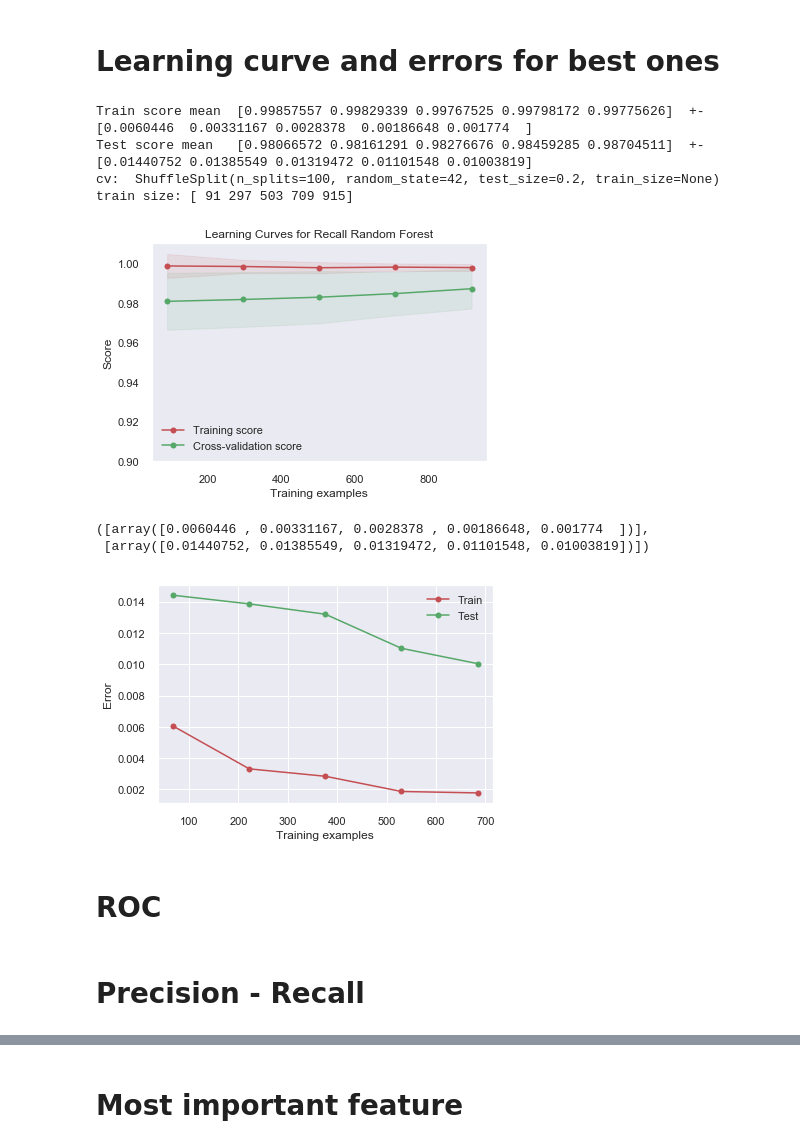
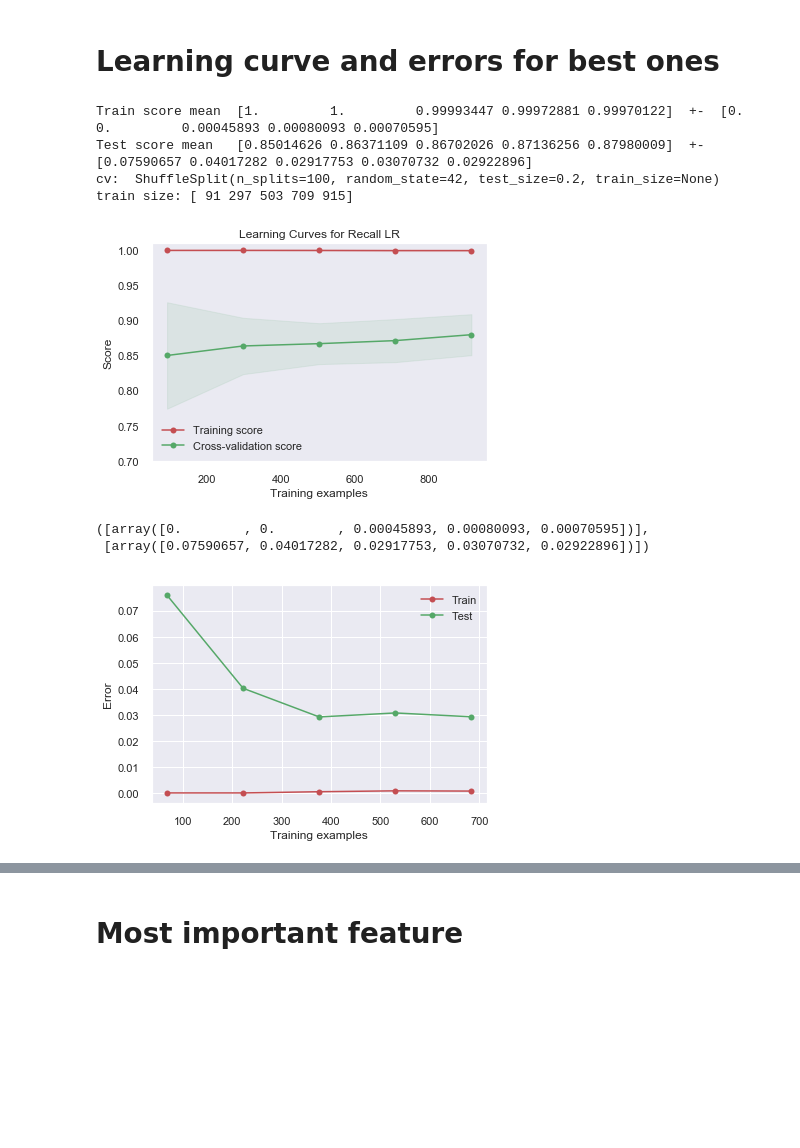
Before and after one commit to crisprin17/Insight_project, a Jupyter notebook: Insight_12_supervised_Spam_vs_positive_onlyText_last9.ipynb, the cells around one changed output, grey strips where cells are left out. Cells and saved outputs as stored; diff of their text form; code cells hidden in the pictures; blank space fills up the shorter version.

```diff
--- a/Insight_12_supervised_Spam_vs_positive_onlyText_last9.ipynb
+++ b/Insight_12_supervised_Spam_vs_positive_onlyText_last9.ipynb
@@ -416,16 +416,16 @@ def feat_clust_tsne(vector,df_lab):
 # 3. Prepare the data
 # %%
 # import the data for spam and non
-ads_nice = pd.read_pickle('Total_labelPositive_adsTEXT_+_counts_CLEAN_withcommom_feb11.pkl')
-spam_ads2 =pd.read_pickle('Total_labelSPAM_adsTEXT_+_counts_CLEAN_withcommom_feb11.pkl')
+ads_nice = pd.read_pickle('Total_labelPositive_adsTEXT_+_counts_CLEAN_withcommom_feb16.pkl')
+spam_ads2 =pd.read_pickle('Total_labelSPAM_adsTEXT_+_counts_CLEAN_withcommom_feb16.pkl')
 # %%
 # add a label
 ads_nice['Label'] = '1'
 spam_ads2['Label'] = '0'
 # %%
 # select only column you are interested in
-ads_nice = ads_nice[['ads_clean_freq','Label']]
-spam_ads2= spam_ads2[['ads_clean_freq','Label']]
+ads_nice = ads_nice[['Last_freq','Label']]
+spam_ads2= spam_ads2[['Last_freq','Label']]
 # %%
 # check the shape
 print(ads_nice.shape, spam_ads2.shape)
@@ -441,7 +441,7 @@ print(Total_df.shape)
 (1855, 2)
 # %%
 # Drop duplicate and NAN values
-Total_df = Total_df.drop_duplicates(subset = ['ads_clean_freq'])
+Total_df = Total_df.drop_duplicates(subset = ['Last_freq'])
 Total_df.dropna(inplace=True)
 # %%
 # check the shape after dropping duplicate
@@ -509,7 +509,7 @@ I will try both
 # create the lemmatizer
 lemmatizer = WordNetLemmatizer()
 #apply lemmatizer
-Total_df['lemmatize'] = Total_df['ads_clean_freq'].apply(lemmatizer.lemmatize)
+Total_df['lemmatize'] = Total_df['Last_freq'].apply(lemmatizer.lemmatize)
 # %%
 # create the stem
 stemmer = PorterStemmer()
@@ -919,28 +1054,28 @@ for a in range(len(clf)):
 # %% [markdown]
 # Learning curve and errors for best ones
 # %%
-title = "Learning Curves for Recall Random Forest"
+title = "Learning Curves for Recall LR"
 test_error =[]
 train_error = []
 cv = ShuffleSplit(n_splits=100, test_size=0.2, random_state=42)
-estimator = RandomForestClassifier(n_estimators=10,  max_depth=30, min_samples_split=2, random_state=42,class_weight={1: 2})
-plt, train_error, test_error = plot_learning_curve(estimator, title, Xtrain_red_tfidf, ytrain_tfidf_ste, ylim=(0.9, 1.01), cv=cv, n_jobs=5)
+E = LogisticRegression(max_iter=2000,solver = 'liblinear', penalty='l1', class_weight ={1: 2}, C = 2.0)
+plt, train_error, test_error = plot_learning_curve(E, title, Xtrain_bow1_ste, ytrain_bow1_ste, ylim=(0.7, 1.01), cv=cv, n_jobs=5)
 plt.show()
 # %% [output]
-Train score mean  [0.99857557 0.99829339 0.99767525 0.99798172 0.99775626]  +-  [0.0060446  0.00331167 0.0028378  0.00186648 0.001774  ]
-Test score mean   [0.98066572 0.98161291 0.98276676 0.98459285 0.98704511]  +-  [0.01440752 0.01385549 0.01319472 0.01101548 0.01003819]
+Train score mean  [1.         1.         0.99993447 0.99972881 0.99970122]  +-  [0.         0.         0.00045893 0.00080093 0.00070595]
+Test score mean   [0.85014626 0.86371109 0.86702026 0.87136256 0.87980009]  +-  [0.07590657 0.04017282 0.02917753 0.03070732 0.02922896]
 cv:  ShuffleSplit(n_splits=100, random_state=42, test_size=0.2, train_size=None)
 train size: [ 91 297 503 709 915]
-[figure, old version]
+[figure, new version]
 # %%
 train_error, test_error
 # %% [output]
-([array([0.0060446 , 0.00331167, 0.0028378 , 0.00186648, 0.001774  ])],
- [array([0.01440752, 0.01385549, 0.01319472, 0.01101548, 0.01003819])])
+([array([0.        , 0.        , 0.00045893, 0.00080093, 0.00070595])],
+ [array([0.07590657, 0.04017282, 0.02917753, 0.03070732, 0.02922896])])
 # %%
 x = [68,222,376,530,684]
-y = [0.0060446 , 0.00331167, 0.0028378 , 0.00186648, 0.001774]
-z = [0.01440752, 0.01385549, 0.01319472, 0.01101548, 0.01003819]
+y = [0.        , 0.        , 0.00045893, 0.00080093, 0.00070595]
+z = [0.07590657, 0.04017282, 0.02917753, 0.03070732, 0.02922896]
 plt.plot(x, y, 'o-', color="r",label='Train')
 plt.plot(x, z, 'o-', color="g",label='Test')
 plt.xlabel("Training examples")
@@ -948,6 +1083,4 @@ plt.ylabel("Error")
 plt.legend(loc="best")
 plt.show()
 # %% [output]
-[figure, old version]
+[figure, new version]
-# %% [markdown]
-# ROC
@@ -957,2 +1086,0 @@ ROC_AUC(E, Xtrain_red_tfidf, Xtest_red_tfidf, ytrain_tfidf_ste, ytest_tfidf_ste)
-# %% [markdown]
-# Precision - Recall
```
Also changed, not shown: parts of 63 cells of this notebook.
